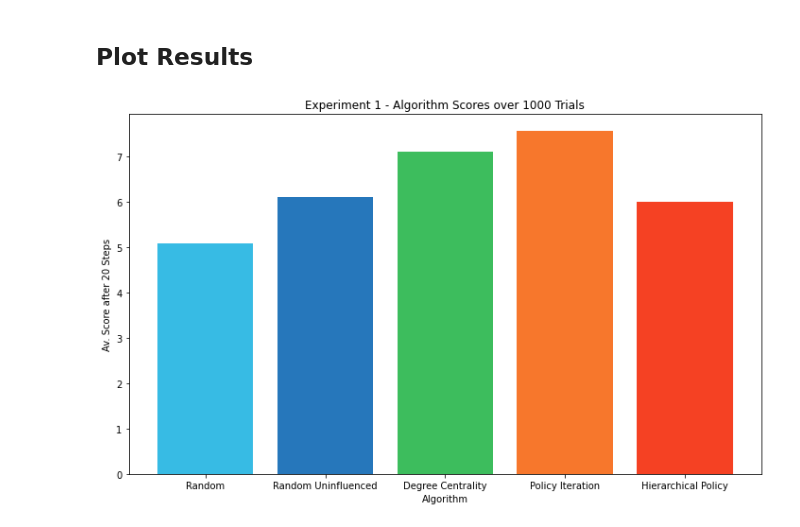
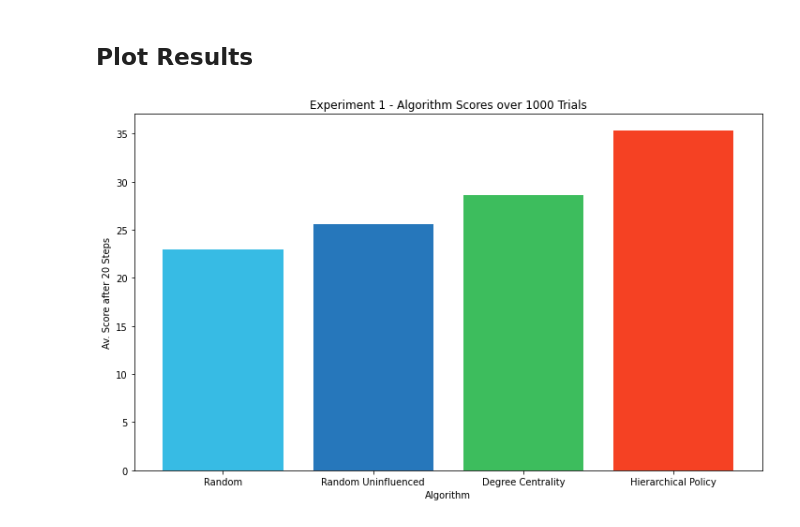
Before and after one commit to gpestre/CS182-final-project, a Jupyter notebook: notebooks/experiment_2.ipynb, the cells around one changed output. Drawn from its saved outputs; the diff is of its cells as text; code cells hidden in the pictures.

```diff
--- a/notebooks/experiment_2.ipynb
+++ b/notebooks/experiment_2.ipynb
@@ -57,7 +57,7 @@ plt.show()
 # %%
 number_of_simulations = 1000
 steps_between_influence = 6
-simulation_steps = 20
+simulation_steps = 50
 # %% [markdown]
 ### Method 1 - Totally Random Choice
 # %%
@@ -114,14 +116,14 @@ Average Score for M3: 7.099
 # %%
-# Build the policy - start with nobody influenced
-env.build_transition_matrix(model='reachable', n_selected=1)
-env.build_policy(model='policy_iteration')
+# # Build the policy - start with nobody influenced
+# env.build_transition_matrix(model='reachable', n_selected=1)
+# env.build_policy(model='policy_iteration')
 
-m4_scores = []
-# Run N simulations to get an average score
-for _ in range(number_of_simulations):
-    final_state = env.simulate_steps(n_steps=simulation_steps, dry_run=True, action_schedule=steps_between_influence, seed=None)[-1]
-    score = final_state.n_informed
-    m4_scores.append(score)
+# m4_scores = []
+# # Run N simulations to get an average score
+# for _ in range(number_of_simulations):
+#     final_state = env.simulate_steps(n_steps=simulation_steps, dry_run=True, action_schedule=steps_between_influence, seed=None)[-1]
+#     score = final_state.n_informed
+#     m4_scores.append(score)
 
-m4_score = np.mean(m4_scores)
-print(f"Average Score for M4: {m4_score}")
+# m4_score = np.mean(m4_scores)
+# print(f"Average Score for M4: {m4_score}")
@@ -134,0 +132,13 @@ m5_score = 6
+# %%
+# Build the policy - start with nobody influenced
+env.build_policy(model='hierarchical_policy_iteration', n_selected=1)
+
+m5_scores = []
+# Run N simulations to get an average score
+for _ in range(number_of_simulations):
+    final_state = env.simulate_steps(n_steps=simulation_steps, dry_run=True, action_schedule=steps_between_influence, seed=None)[-1]
+    score = final_state.n_informed
+    m5_scores.append(score)
+
+m5_score = np.mean(m5_scores)
+print(f"Average Score for M4: {m5_score}")
@@ -135,15 +163,15 @@ m5_score = 6
 # %% [markdown]
 ## Plot Results
 # %%
-test_scores = [m1_score, m2_score, m3_score, m4_score, m5_score]
-colors = ['#37bbe4','#2677bb','#3dbd5d','#f7772c', '#f54123']
-bar_labels = ['Random','Random Uninfluenced','Degree Centrality','Policy Iteration','Hierarchical Policy']
+test_scores = [m1_score, m2_score, m3_score, m5_score]
+colors = ['#37bbe4','#2677bb','#3dbd5d','#f54123']
+bar_labels = ['Random','Random Uninfluenced','Degree Centrality','Hierarchical Policy']
 
 plt.figure(figsize=(12,7))
 plt.bar(bar_labels, test_scores, color=colors)
 plt.xlabel("Algorithm")
 plt.ylabel("Av. Score after 20 Steps")
 plt.title("Experiment 1 - Algorithm Scores over 1000 Trials")
 plt.show()
 # %% [output]
-[figure, old version]
+[figure, new version]
```
Also changed, not shown: parts of 9 cells of this notebook, 3 other files.
